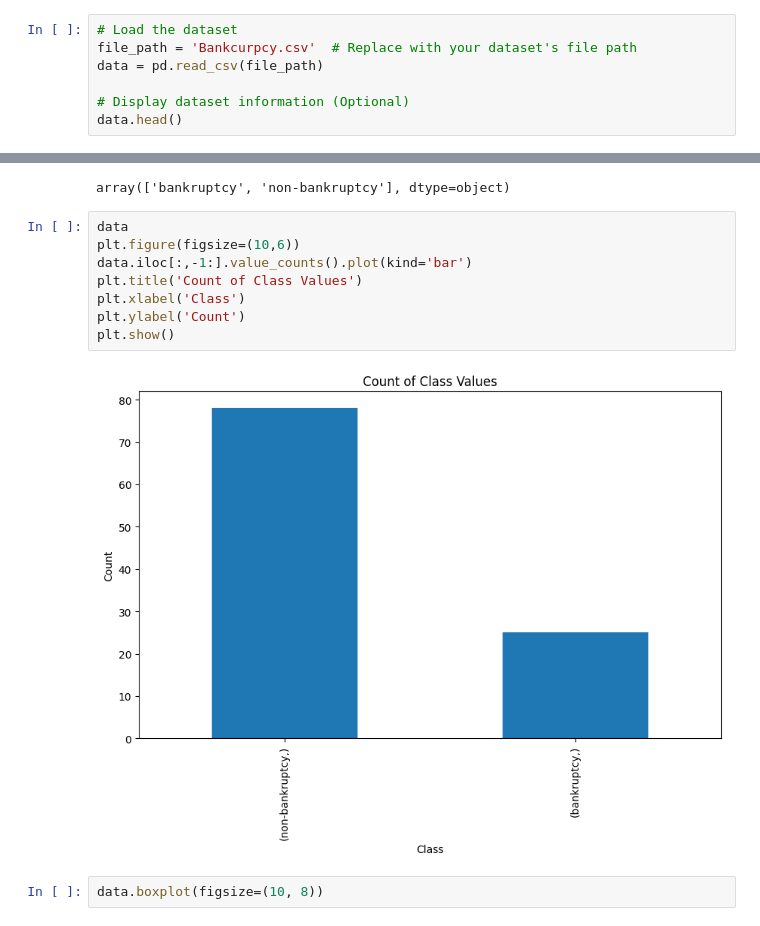
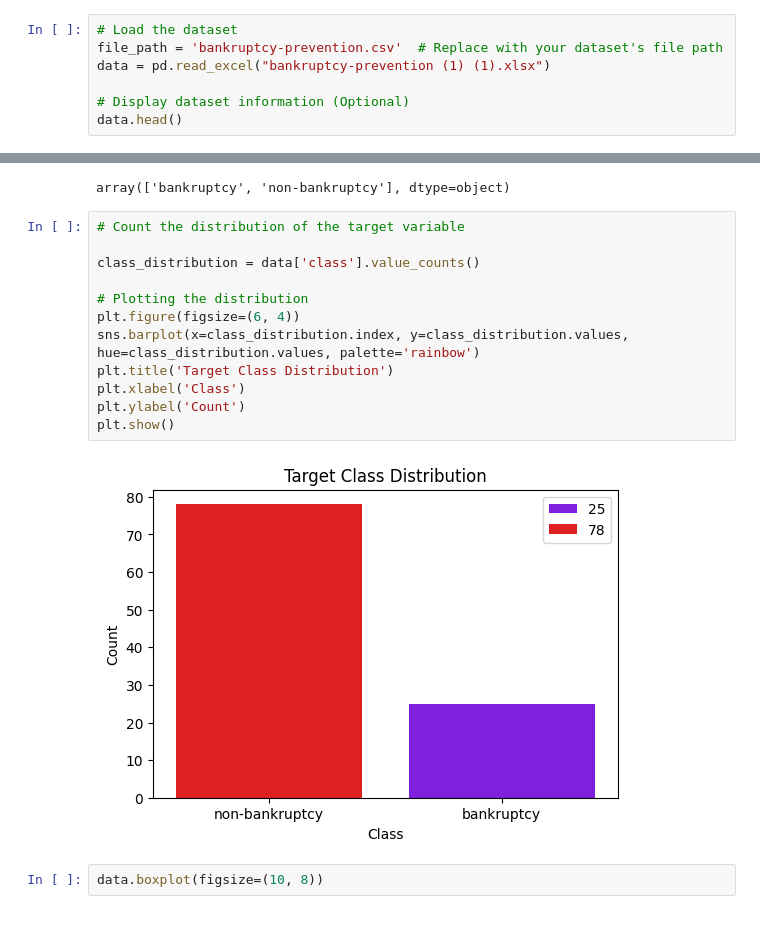
Before and after one commit to Rushi-code1/Banckrupcy, a Jupyter notebook: bankcurpcy.ipynb, the cells around one changed output, grey strips where cells are left out. Cells and saved outputs as stored; diff of their text form.

```diff
--- a/bankcurpcy.ipynb
+++ b/bankcurpcy.ipynb
@@ -12,7 +40,7 @@ import plotly.express as px
 # %%
 # Load the dataset
-file_path = 'Bankcurpcy.csv'  # Replace with your dataset's file path
-data = pd.read_csv(file_path)
+file_path = 'bankruptcy-prevention.csv'  # Replace with your dataset's file path
+data = pd.read_excel("bankruptcy-prevention (1) (1).xlsx")
 
 # Display dataset information (Optional)
 data.head()
@@ -96,16 +138,20 @@ array([[<Axes: title={'center': 'industrial_risk'}>,
 data['class'].unique()
 # %% [output]
 array(['bankruptcy', 'non-bankruptcy'], dtype=object)
-# %%
-data
-plt.figure(figsize=(10,6))
-data.iloc[:,-1:].value_counts().plot(kind='bar')
-plt.title('Count of Class Values')
-plt.xlabel('Class')
-plt.ylabel('Count')
-plt.show()
-# %% [output]
-[figure, removed]
+# %%
+# Count the distribution of the target variable
+
+class_distribution = data['class'].value_counts()
+
+# Plotting the distribution
+plt.figure(figsize=(6, 4))
+sns.barplot(x=class_distribution.index, y=class_distribution.values, hue=class_distribution.values, palette='rainbow')
+plt.title('Target Class Distribution')
+plt.xlabel('Class')
+plt.ylabel('Count')
+plt.show()
+# %% [output]
+[figure, added]
 # %%
 data.boxplot(figsize=(10, 8))
 # %% [output]
```
Also changed, not shown: parts of 33 cells of this notebook, 1 other file.
